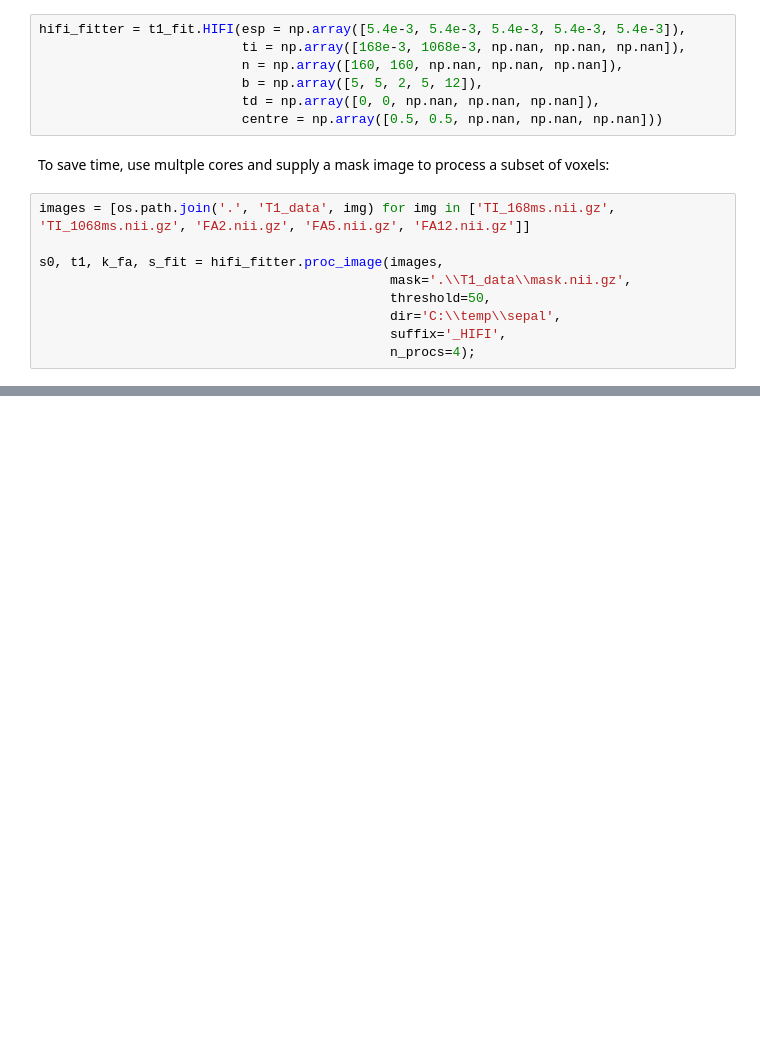
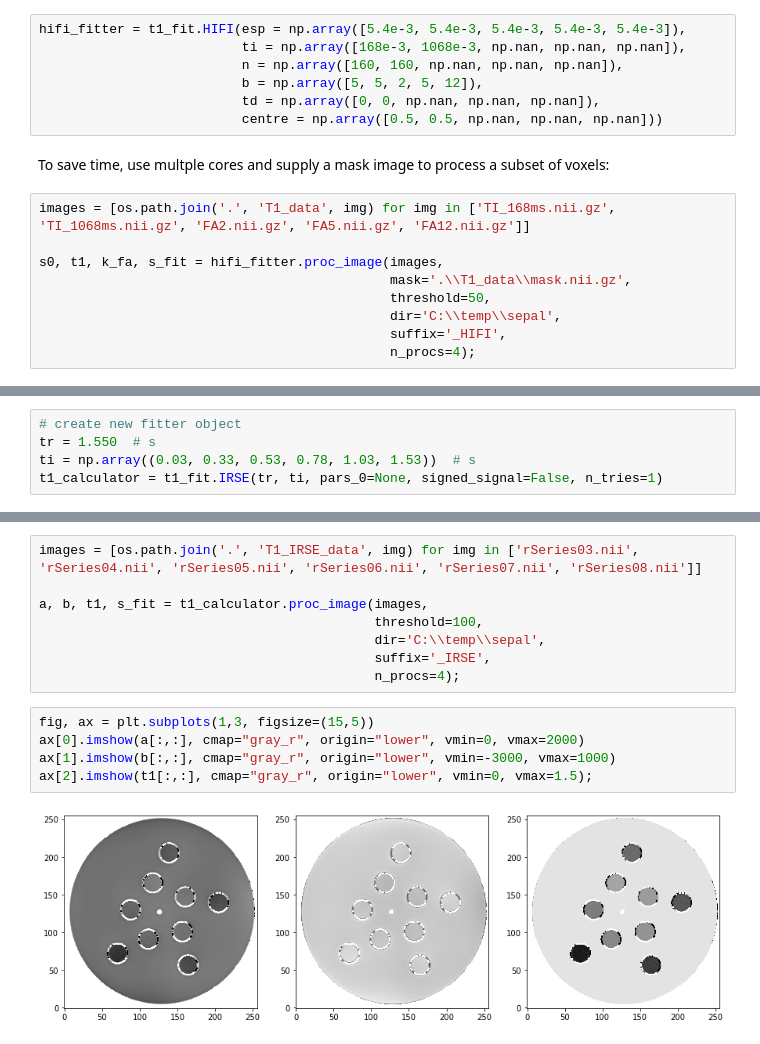
Before and after one commit to mjt320/SEPAL, a Jupyter notebook: demo/demo_fit_t1.ipynb, the cells around one changed output, grey strips where cells are left out. Drawn from its saved outputs; the diff is of its cells as text; blank space fills up the shorter version.

```diff
--- a/demo/demo_fit_t1.ipynb
+++ b/demo/demo_fit_t1.ipynb
@@ -184,0 +222,5 @@ ax[2].imshow(k_fa[78,:,:], cmap="gray_r", origin="lower", vmin=0, vmax=1.5);
+# %%
+# create new fitter object
+tr = 1.550  # s
+ti = np.array((0.03, 0.33, 0.53, 0.78, 1.03, 1.53))  # s
+t1_calculator = t1_fit.IRSE(tr, ti, pars_0=None, signed_signal=False, n_tries=1)
@@ -184,0 +229,15 @@ ax[2].imshow(k_fa[78,:,:], cmap="gray_r", origin="lower", vmin=0, vmax=1.5);
+# %%
+images = [os.path.join('.', 'T1_IRSE_data', img) for img in ['rSeries03.nii', 'rSeries04.nii', 'rSeries05.nii', 'rSeries06.nii', 'rSeries07.nii', 'rSeries08.nii']]
+
+a, b, t1, s_fit = t1_calculator.proc_image(images,
+                                           threshold=100,
+                                           dir='C:\\temp\\sepal',
+                                           suffix='_IRSE',
+                                           n_procs=4);
+# %%
+fig, ax = plt.subplots(1,3, figsize=(15,5))
+ax[0].imshow(a[:,:], cmap="gray_r", origin="lower", vmin=0, vmax=2000)
+ax[1].imshow(b[:,:], cmap="gray_r", origin="lower", vmin=-3000, vmax=1000)
+ax[2].imshow(t1[:,:], cmap="gray_r", origin="lower", vmin=0, vmax=1.5);
+# %% [output]
+[figure, added]
```
Also changed, not shown: parts of 9 cells of this notebook, 9 other files.
